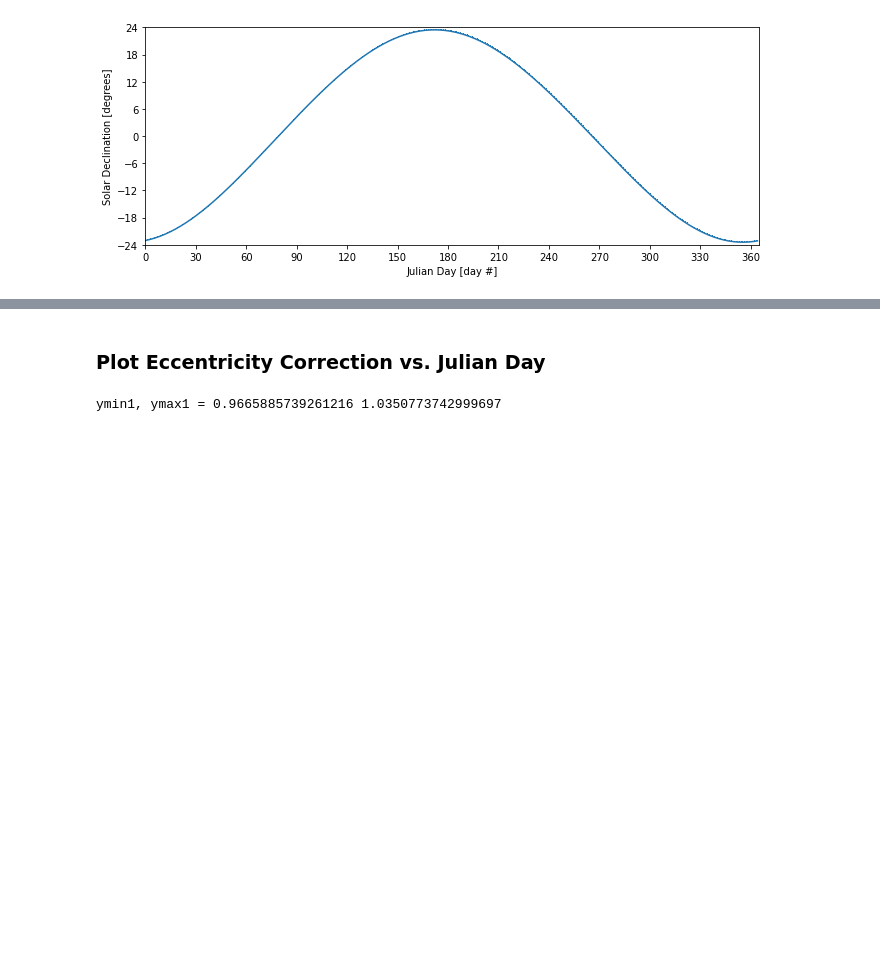
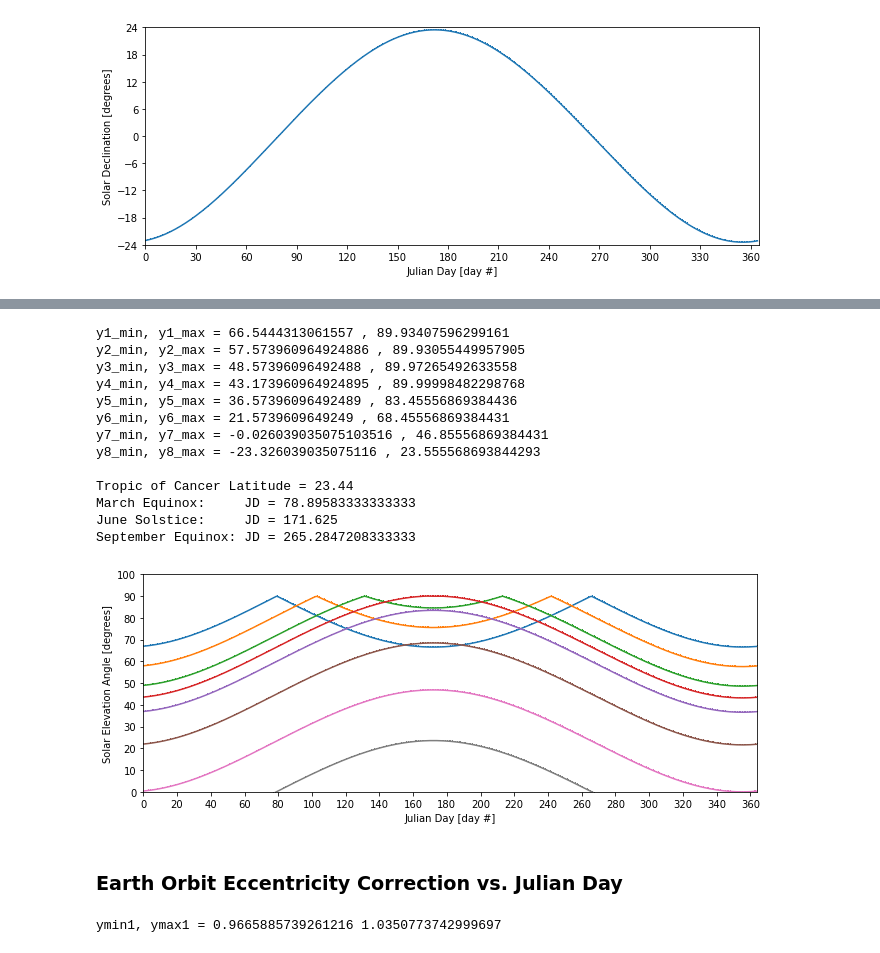
Before and after one commit to peckhams/topoflow36, a Jupyter notebook: notebooks/TopoFlow_Solar_Radiation_Demo.ipynb, the cells around one changed output, grey strips where cells are left out. Drawn from its saved outputs; the diff is of its cells as text; code cells hidden in the pictures; blank space fills up the shorter version.

```diff
--- a/notebooks/TopoFlow_Solar_Radiation_Demo.ipynb
+++ b/notebooks/TopoFlow_Solar_Radiation_Demo.ipynb
@@ -139,5 +163,76 @@ ymin1, ymax1 = -23.426039035075107 23.4555686938443
+# %%
+hour_offset = 0.0  # solar noon
+
+x  = np.arange(365)  # Julian days
+x2 = solar.Day_Angle( x )
+declination = solar.Declination( x2 )  # radians
+# xticks = 30 * np.arange(13)
+xticks = 20 * np.arange(19)
+y1=None; y2=None; y3=None; y4=None;
+y5=None; y6=None; y7=None; y8=None;
+
+y1 = solar.Solar_Elevation_Angle(0.0, declination, hour_offset, DEGREES=True )
+y2 = solar.Solar_Elevation_Angle(9.0, declination, hour_offset, DEGREES=True )
+y3 = solar.Solar_Elevation_Angle(18.0,declination, hour_offset, DEGREES=True )
+# Next one is the Tropic of Cancer
+y4 = solar.Solar_Elevation_Angle(23.4,declination, hour_offset, DEGREES=True )
+y5 = solar.Solar_Elevation_Angle(30.0,declination, hour_offset, DEGREES=True )
+y6 = solar.Solar_Elevation_Angle(45.0,declination, hour_offset, DEGREES=True )
+# Next one is the Arctic Circle
+y7 = solar.Solar_Elevation_Angle(66.6,declination, hour_offset, DEGREES=True )
+y8 = solar.Solar_Elevation_Angle(89.9,declination, hour_offset, DEGREES=True )
+
+yticks = 10 * (np.arange(11))
+print('y1_min, y1_max =', y1.min(), ',', y1.max())
+if (y2 is not None):
+    print('y2_min, y2_max =', y2.min(), ',', y2.max())
+if (y3 is not None):
+    print('y3_min, y3_max =', y3.min(), ',', y3.max())
+if (y4 is not None):
+    print('y4_min, y4_max =', y4.min(), ',', y4.max())
+if (y5 is not None):
+    print('y5_min, y5_max =', y5.min(), ',', y5.max())
+if (y6 is not None):
+    print('y6_min, y6_max =', y6.min(), ',', y6.max())
+if (y7 is not None):
+    print('y7_min, y7_max =', y7.min(), ',', y7.max())
+if (y8 is not None):
+    print('y8_min, y8_max =', y8.min(), ',', y8.max())
+
+JD1 = March_Equinox_Julian_Day_2023()
+JD2 = June_Solstice_Julian_Day_2023()
+JD3 = September_Equinox_Julian_Day_2023()
+JD4 = December_Solstice_Julian_Day_2023()
+print()
+print('Tropic of Cancer Latitude =', 23.44)
+print('March Equinox:     JD =', JD1)
+print('June Solstice:     JD =', JD2)
+print('September Equinox: JD =', JD3)
+print('December Solstice: JD =', JD4)
+
+tfvis.plot_data( x, y1, y2=y2, y3=y3, y4=y4, y5=y5,
+                 y6=y6, y7=y7, y8=y8,
+                 xmin=x.min(), xmax=x.max(), ymin=0, ymax=90.0,
+                 x_name='Julian Day', x_units='day #',
+                 y_name='Solar Elevation Angle', y_units='degrees',
+                 x_size=11, y_size=4, xticks=xticks, yticks=yticks)
+# %% [output]
+y1_min, y1_max = 66.5444313061557 , 89.93407596299161
+y2_min, y2_max = 57.573960964924886 , 89.93055449957905
+y3_min, y3_max = 48.57396096492488 , 89.97265492633558
+y4_min, y4_max = 43.173960964924895 , 89.99998482298768
+y5_min, y5_max = 36.57396096492489 , 83.45556869384436
+y6_min, y6_max = 21.5739609649249 , 68.45556869384431
+y7_min, y7_max = -0.026039035075103516 , 46.85556869384431
+y8_min, y8_max = -23.326039035075116 , 23.555568693844293
+
+Tropic of Cancer Latitude = 23.44
+March Equinox:     JD = 78.89583333333333
+June Solstice:     JD = 171.625
+September Equinox: JD = 265.2847208333333
+[figure, added]
 # %% [markdown]
-### Plot Eccentricity Correction vs. Julian Day  <a id="eccentricity"></a>
+### Earth Orbit Eccentricity Correction vs. Julian Day  <a id="eccentricity"></a>
 # %%
 x  = np.arange(365)
 x2 = solar.Day_Angle( x)
```
Also changed, not shown: parts of 13 cells of this notebook.
